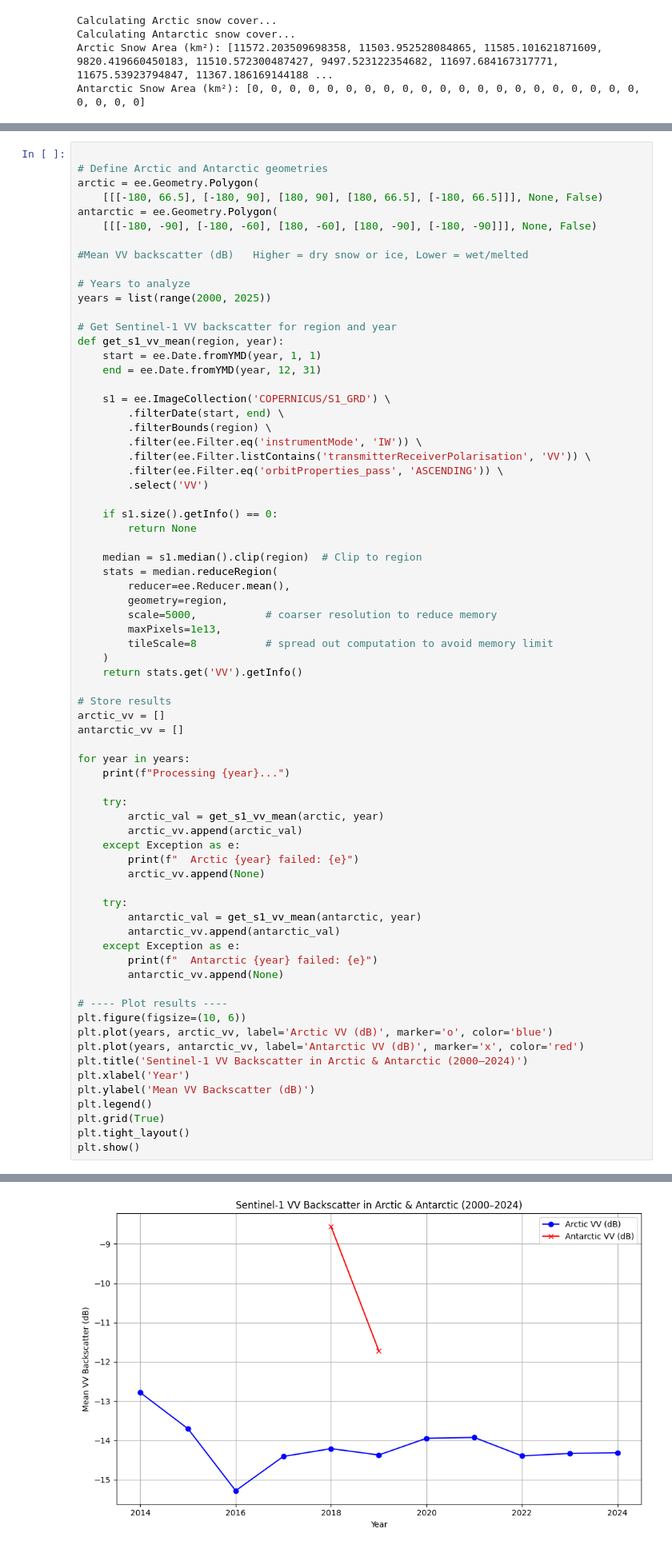
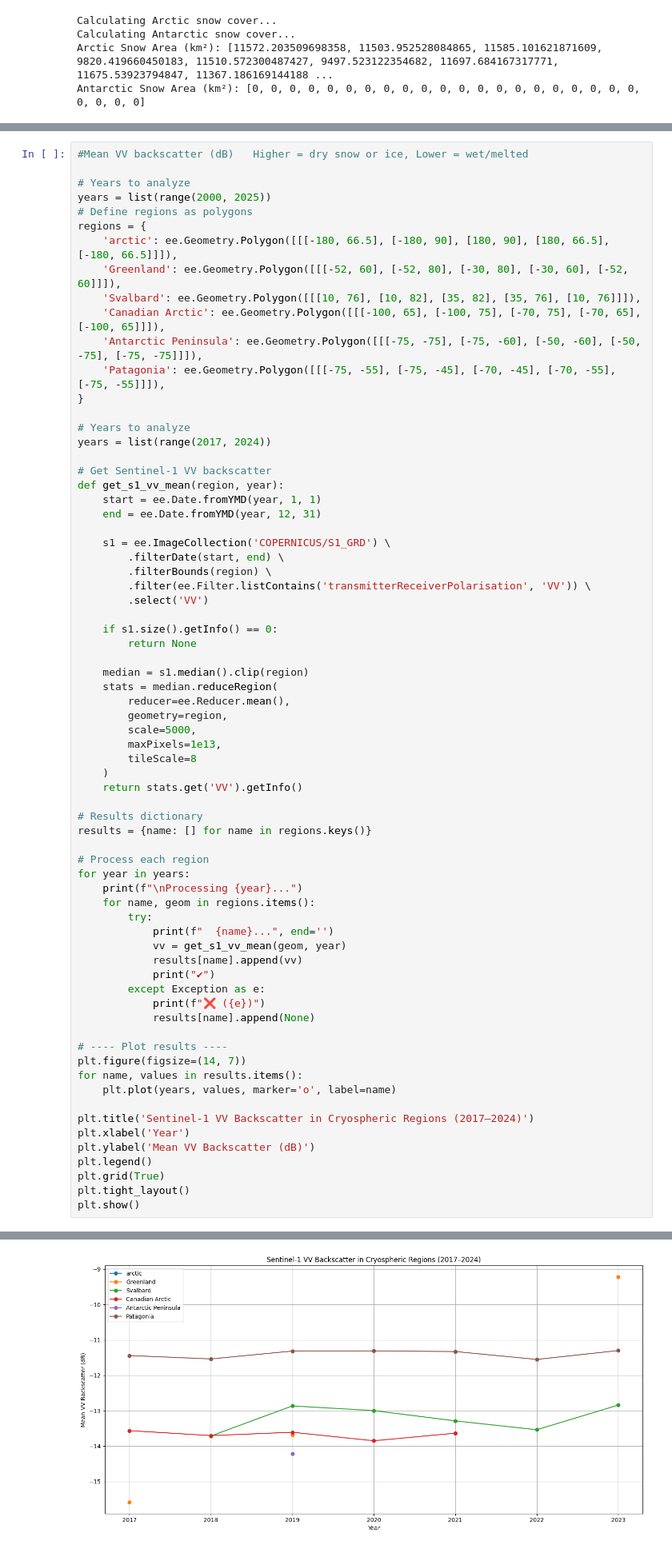
Before and after one commit to JhaAkansha/SnowCapMeltAnalysis, a Jupyter notebook: RS_OEA.ipynb, the cells around one changed output, grey strips where cells are left out. Shown at 80% size. Saved outputs shown, nothing was run; the diff lists cells and outputs as text.

Commit message:
Getting data from Sentinel-1 for comparative analysis

```diff
--- a/RS_OEA.ipynb
+++ b/RS_OEA.ipynb
@@ -133,19 +133,24 @@ plt.show()
 # %% [output]
 [figure]
 # %%
-
-# Define Arctic and Antarctic geometries
-arctic = ee.Geometry.Polygon(
-    [[[-180, 66.5], [-180, 90], [180, 90], [180, 66.5], [-180, 66.5]]], None, False)
-antarctic = ee.Geometry.Polygon(
-    [[[-180, -90], [-180, -60], [180, -60], [180, -90], [-180, -90]]], None, False)
-
 #Mean VV backscatter (dB)	Higher = dry snow or ice, Lower = wet/melted
 
 # Years to analyze
 years = list(range(2000, 2025))
+# Define regions as polygons
+regions = {
+    'arctic': ee.Geometry.Polygon([[[-180, 66.5], [-180, 90], [180, 90], [180, 66.5], [-180, 66.5]]]),
+    'Greenland': ee.Geometry.Polygon([[[-52, 60], [-52, 80], [-30, 80], [-30, 60], [-52, 60]]]),
+    'Svalbard': ee.Geometry.Polygon([[[10, 76], [10, 82], [35, 82], [35, 76], [10, 76]]]),
+    'Canadian Arctic': ee.Geometry.Polygon([[[-100, 65], [-100, 75], [-70, 75], [-70, 65], [-100, 65]]]),
+    'Antarctic Peninsula': ee.Geometry.Polygon([[[-75, -75], [-75, -60], [-50, -60], [-50, -75], [-75, -75]]]),
+    'Patagonia': ee.Geometry.Polygon([[[-75, -55], [-75, -45], [-70, -45], [-70, -55], [-75, -55]]]),
+}
 
-# Get Sentinel-1 VV backscatter for region and year
+# Years to analyze
+years = list(range(2017, 2024))
+
+# Get Sentinel-1 VV backscatter
 def get_s1_vv_mean(region, year):
     start = ee.Date.fromYMD(year, 1, 1)
     end = ee.Date.fromYMD(year, 12, 31)
@@ -153,50 +158,44 @@ def get_s1_vv_mean(region, year):
     s1 = ee.ImageCollection('COPERNICUS/S1_GRD') \
         .filterDate(start, end) \
         .filterBounds(region) \
-        .filter(ee.Filter.eq('instrumentMode', 'IW')) \
         .filter(ee.Filter.listContains('transmitterReceiverPolarisation', 'VV')) \
-        .filter(ee.Filter.eq('orbitProperties_pass', 'ASCENDING')) \
         .select('VV')
 
     if s1.size().getInfo() == 0:
         return None
 
-    median = s1.median().clip(region)  # Clip to region
+    median = s1.median().clip(region)
     stats = median.reduceRegion(
         reducer=ee.Reducer.mean(),
         geometry=region,
-        scale=5000,           # coarser resolution to reduce memory
+        scale=5000,
         maxPixels=1e13,
-        tileScale=8           # spread out computation to avoid memory limit
+        tileScale=8
     )
     return stats.get('VV').getInfo()
 
-# Store results
-arctic_vv = []
-antarctic_vv = []
+# Results dictionary
+results = {name: [] for name in regions.keys()}
 
+# Process each region
 for year in years:
-    print(f"Processing {year}...")
-
-    try:
-        arctic_val = get_s1_vv_mean(arctic, year)
-        arctic_vv.append(arctic_val)
-    except Exception as e:
-        print(f"  Arctic {year} failed: {e}")
-        arctic_vv.append(None)
-
-    try:
-        antarctic_val = get_s1_vv_mean(antarctic, year)
-        antarctic_vv.append(antarctic_val)
-    except Exception as e:
-        print(f"  Antarctic {year} failed: {e}")
-        antarctic_vv.append(None)
+    print(f"\nProcessing {year}...")
+    for name, geom in regions.items():
+        try:
+            print(f"  {name}...", end='')
+            vv = get_s1_vv_mean(geom, year)
+            results[name].append(vv)
+            print("✔")
+        except Exception as e:
+            print(f"❌ ({e})")
+            results[name].append(None)
 
 # ---- Plot results ----
-plt.figure(figsize=(10, 6))
-plt.plot(years, arctic_vv, label='Arctic VV (dB)', marker='o', color='blue')
-plt.plot(years, antarctic_vv, label='Antarctic VV (dB)', marker='x', color='red')
-plt.title('Sentinel-1 VV Backscatter in Arctic & Antarctic (2000–2024)')
+plt.figure(figsize=(14, 7))
+for name, values in results.items():
+    plt.plot(years, values, marker='o', label=name)
+
+plt.title('Sentinel-1 VV Backscatter in Cryospheric Regions (2017–2024)')
 plt.xlabel('Year')
 plt.ylabel('Mean VV Backscatter (dB)')
 plt.legend()
@@ -224 +223 @@ Processing 2024...
-[figure, old version]
+[figure, new version]
```
Also changed, not shown: parts of 1 cell of this notebook.
